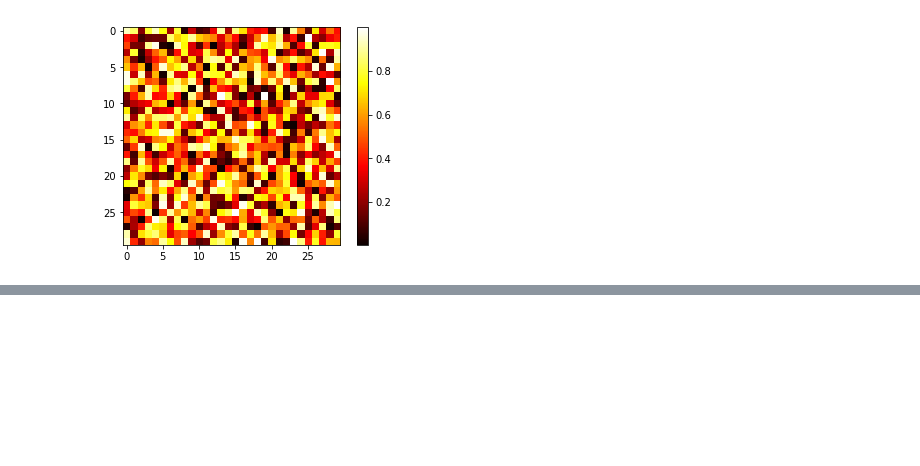
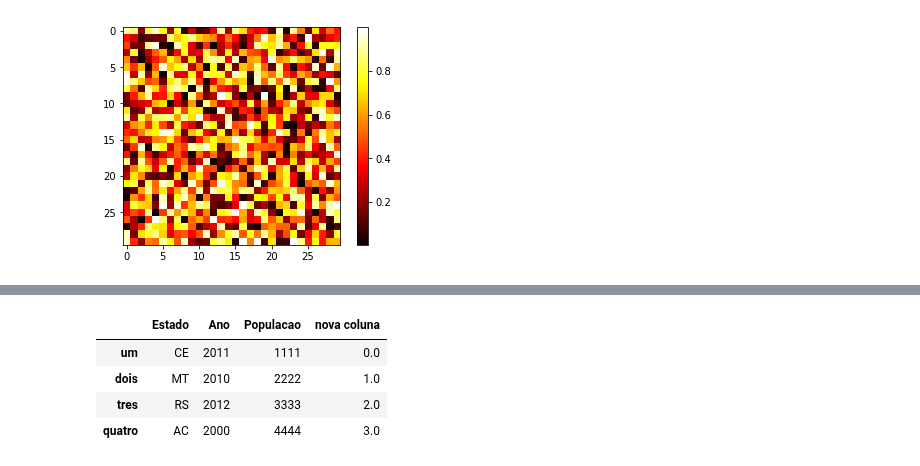
Before and after one commit to alexssandroos/dsa_learning, a Jupyter notebook: notebooks/Open_Data_Science_Stack/StackDataScience.ipynb, the cells around one changed output, grey strips where cells are left out. Cells and saved outputs as stored; diff of their text form; code cells hidden in the pictures; blank space fills up the shorter version.

```diff
--- a/notebooks/Open_Data_Science_Stack/StackDataScience.ipynb
+++ b/notebooks/Open_Data_Science_Stack/StackDataScience.ipynb
@@ -122,0 +166,10 @@ plt.colorbar()
+# %%
+# preenchendo colula com valor gerado no numpy
+df['nova coluna'] = np.arange(4.)
+df
+# %% [output]
+|  | Estado | Ano | Populacao | nova coluna |
+| um | CE | 2011 | 1111 | 0.0 |
+| dois | MT | 2010 | 2222 | 1.0 |
+| tres | RS | 2012 | 3333 | 2.0 |
+| quatro | AC | 2000 | 4444 | 3.0 |
```
Also changed, not shown: parts of 16 cells of this notebook, 2 other files.
